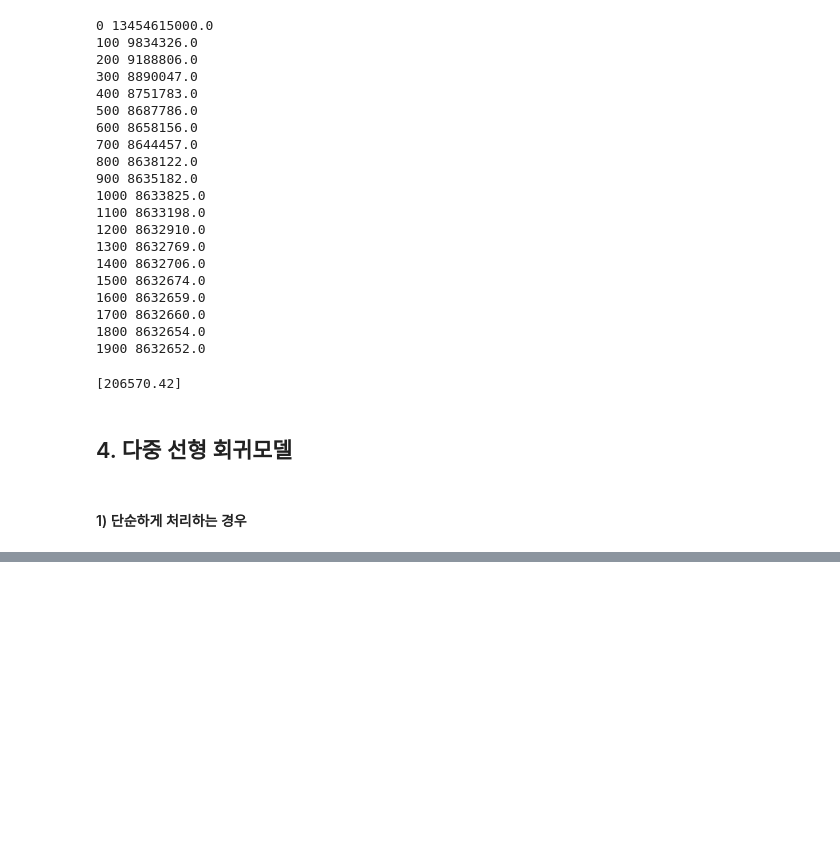
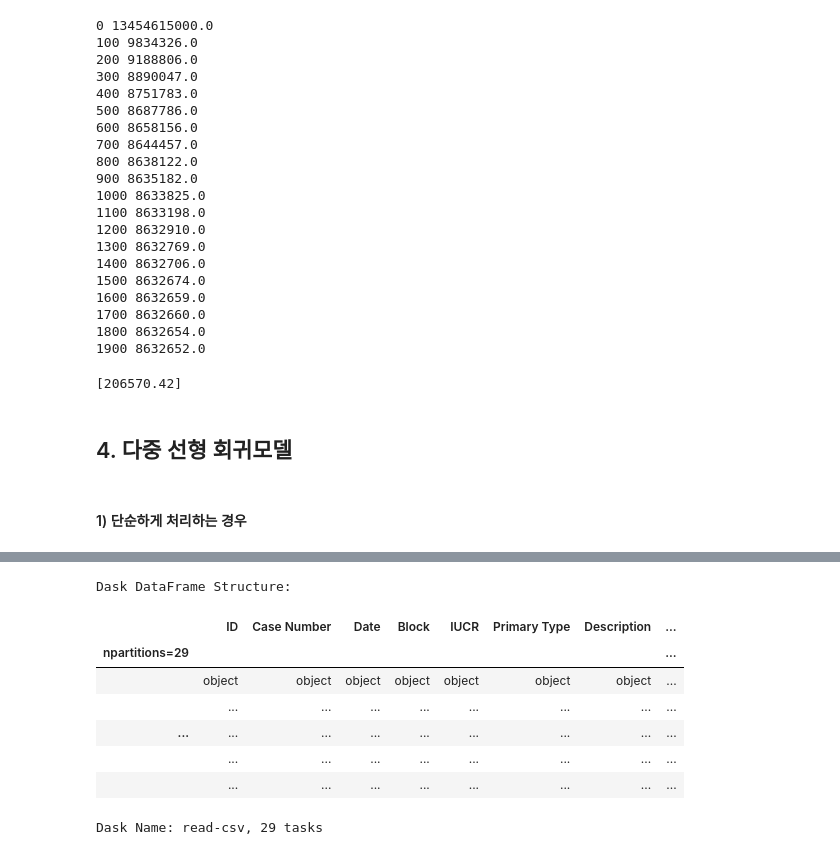
Before and after one commit to not147/PythonBasic, a Jupyter notebook: pythonwork/ai/7_선형회귀와 로지스틱회귀.ipynb, the cells around one changed output, grey strips where cells are left out. Cells and saved outputs as stored; diff of their text form; code cells hidden in the pictures; blank space fills up the shorter version.

```diff
--- a/pythonwork/ai/7_선형회귀와 로지스틱회귀.ipynb
+++ b/pythonwork/ai/7_선형회귀와 로지스틱회귀.ipynb
@@ -291,0 +551,13 @@ y = tf.placeholder(tf.float32, shape=[None])
+# %%
+df3 = dd.read_csv("data/crime.csv", dtype=str, error_bad_lines=False, warn_bad_lines=False)
+df3
+# %% [output]
+Dask DataFrame Structure:
+|  | ID | Case Number | Date | Block | IUCR | Primary Type | Description | ... |
+| npartitions=29 |  |  |  |  |  |  |  | ... |
+|  | object | object | object | object | object | object | object | ... |
+|  | ... | ... | ... | ... | ... | ... | ... | ... |
+| ... | ... | ... | ... | ... | ... | ... | ... | ... |
+|  | ... | ... | ... | ... | ... | ... | ... | ... |
+|  | ... | ... | ... | ... | ... | ... | ... | ... |
+Dask Name: read-csv, 29 tasks
```
Also changed, not shown: parts of 42 cells of this notebook.
